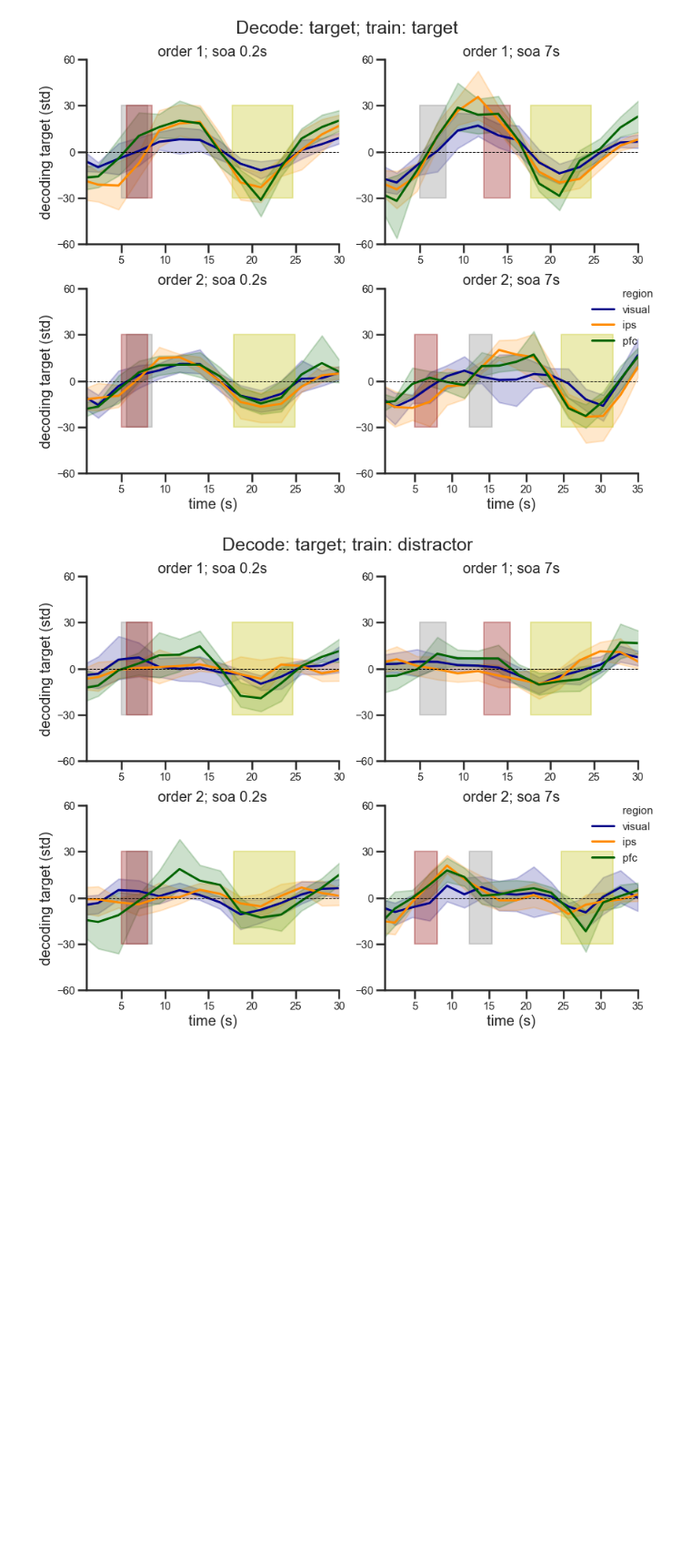
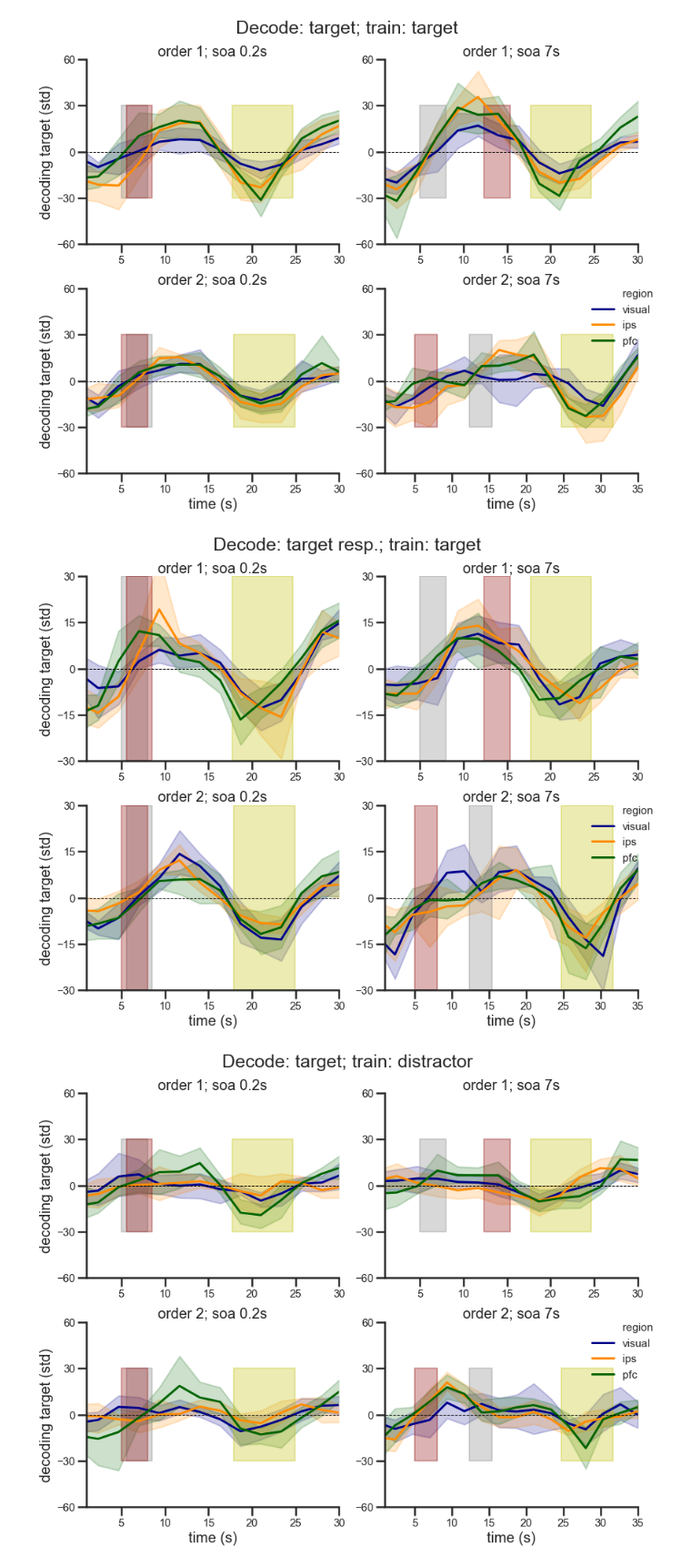
Before and after one commit to davidbestue/encoding, a Jupyter notebook: scripts/plots/IEM/Questions.ipynb, the cells around one changed output. Shown at 91% size. Drawn from its saved outputs; the diff is of its cells as text; code cells hidden in the pictures; blank space fills up the shorter version.

```diff
--- a/scripts/plots/IEM/Questions.ipynb
+++ b/scripts/plots/IEM/Questions.ipynb
@@ -113,7 +113,9 @@ tiemcourse_c(df_x , 'Decode: target; train: target', ylims=[-60,60])
 [figure]
 # %%
 df_x = df_time_target.loc[df_time_target['training_item']=='target']
-tiemcourse_c(df_x , 'Decode: target resp.; train: target', ylims=[-60,60])
+tiemcourse_c(df_x , 'Decode: target resp.; train: target', ylims=[-30,30])
+# %% [output]
+[figure, added]
 # %%
 df_x = df_time_target.loc[df_time_target['training_item']=='distractor']
 tiemcourse_c(df_x , 'Decode: target; train: distractor', ylims=[-60,60])
```
Also changed, not shown: parts of 4 cells of this notebook.
